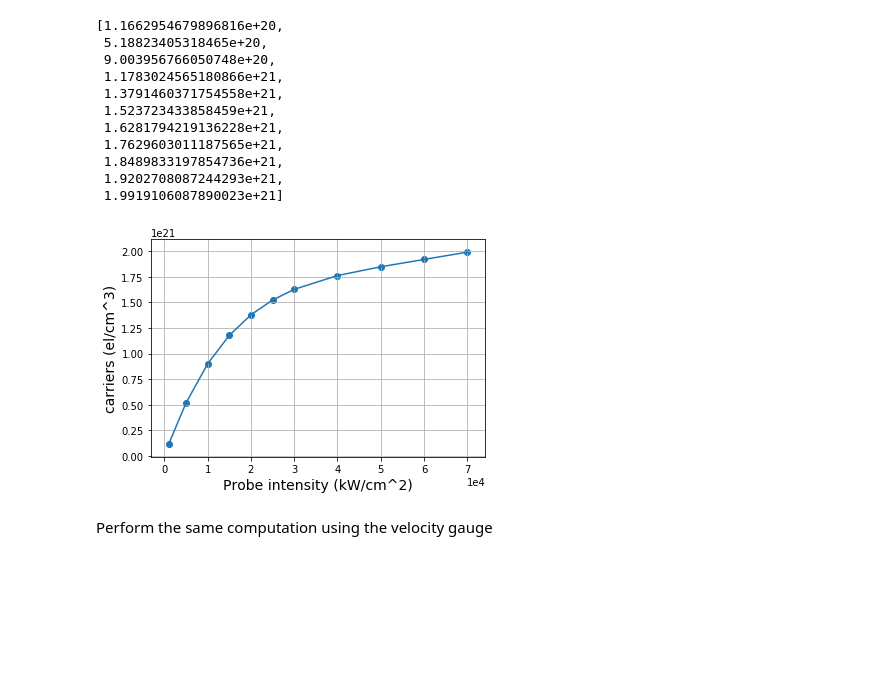
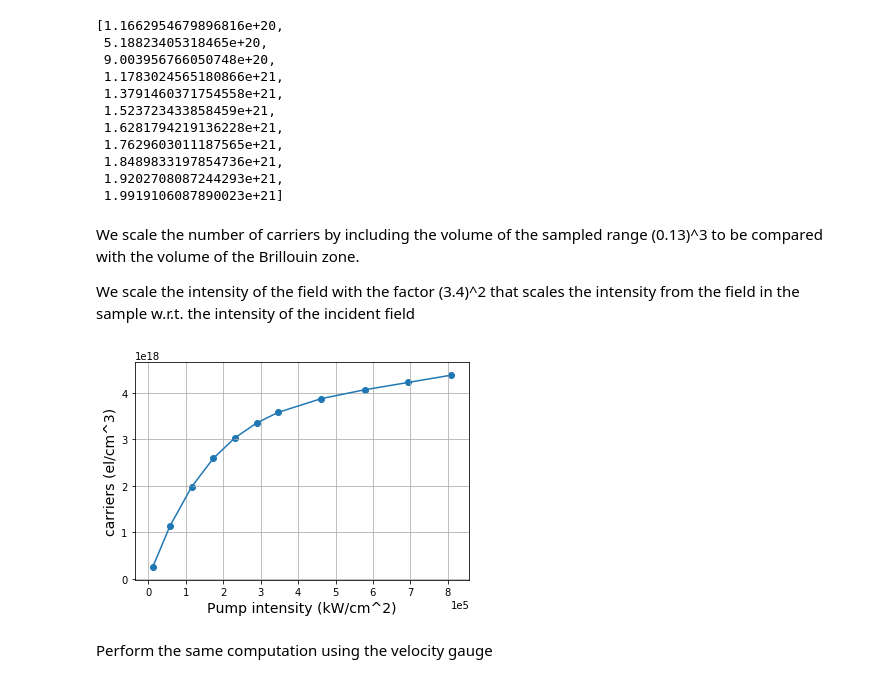
Before and after one commit to marcodalessandro76/Generation-and-decay-of-the-degree-of-spin-polarization-in-GaAs, a Jupyter notebook: Intensity_analysis.ipynb, the cells around one changed output. Cells and saved outputs as stored; diff of their text form; code cells hidden in the pictures; blank space fills up the shorter version.

```diff
--- a/Intensity_analysis.ipynb
+++ b/Intensity_analysis.ipynb
@@ -131,15 +131,23 @@ carriers
  1.8489833197854736e+21,
  1.9202708087244293e+21,
  1.9919106087890023e+21]
+# %% [markdown]
+We scale the number of carriers by including the volume of the sampled range (0.13)^3 to be compared with the
+volume of the Brillouin zone.
+
+We scale the intensity of the field with the factor (3.4)^2 that scales the intensity from the field in the sample w.r.t. the intensity of the incident field
 # %%
-plt.plot(field_ints,carriers)
-plt.scatter(field_ints,carriers)
-plt.xlabel('Probe intensity (kW/cm^2)',size=14)
+factor = 0.13**3
+carr = factor*np.array(carriers)
+f_ints = 3.4**2*np.array(field_ints)
+plt.plot(f_ints,carr)
+plt.scatter(f_ints,carr)
+plt.xlabel('Pump intensity (kW/cm^2)',size=14)
 plt.ylabel('carriers (el/cm^3)',size=14)
 plt.grid()
 plt.ticklabel_format(style='sci', axis='x', scilimits=(0,0))
 # %% [output]
-[figure, old version]
+[figure, new version]
 # %% [markdown]
 Perform the same computation using the velocity gauge
 # %%
```
Also changed, not shown: parts of 2 cells of this notebook, 2 other files.
